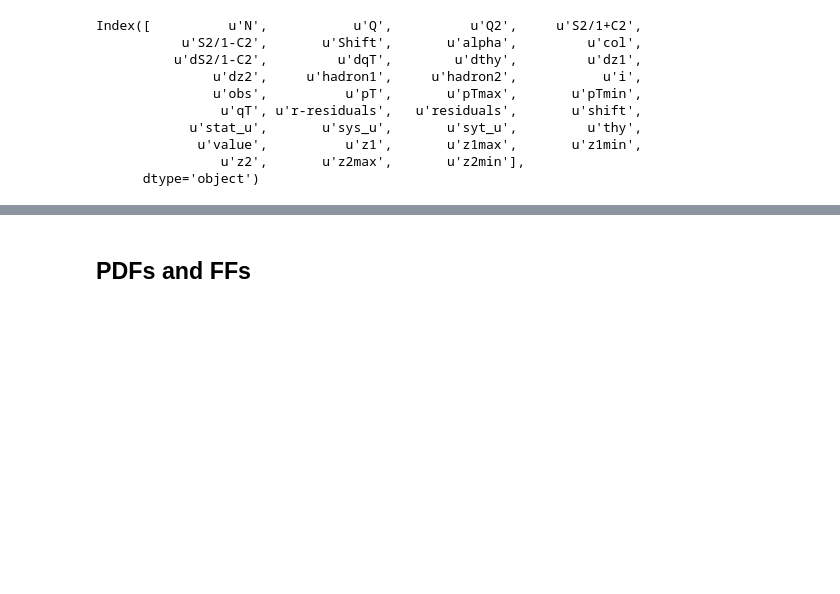
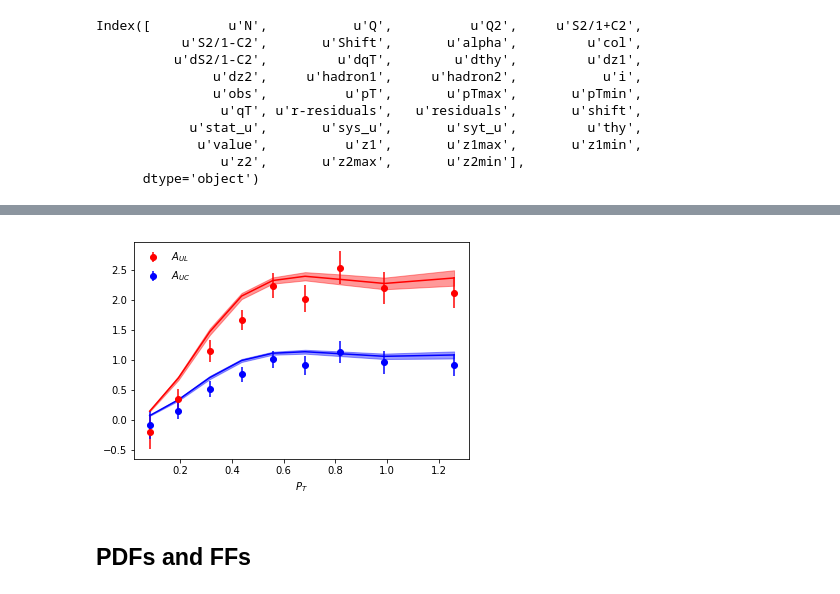
Before and after one commit to zack0179/transfer, a Jupyter notebook: fitlab/notebooks/sia_pion_MC.ipynb, the cells around one changed output, grey strips where cells are left out. Saved outputs shown, nothing was run; the diff lists cells and outputs as text; code cells hidden in the pictures; blank space fills up the shorter version.

```diff
--- a/fitlab/notebooks/sia_pion_MC.ipynb
+++ b/fitlab/notebooks/sia_pion_MC.ipynb
@@ -398,28 +396,35 @@ plot(data['belle'])
 # %%
-def plot_pt(data):
-    plt.errorbar(data['BaBaR']['AUC-0-PT'].pT,
-                 data['BaBaR']['AUC-0-PT'].value,
-                 data['BaBaR']['AUC-0-PT'].alpha,
+def plot_pt(data1, data2,
+            label1='dataset1', label2='dataset 2'):
+
+    plt.errorbar(data1.pT,
+                 data1.value,
+                 data1.alpha,
             linestyle='', marker='o', color='red',
-                label='$A_{UC}$')
+                label=label1)
 
-    plt.plot(data['BaBaR']['AUC-0-PT'].pT,
-             data['BaBaR']['AUC-0-PT'].thy,
+    plt.plot(data1.pT,
+             data1.thy,
              linestyle='-', color='red')
 
+    plt.fill_between(data1.pT, data1.thy-data1.dthy, data1.thy+data1.dthy,
+                             color='red', alpha=0.4)
 
-    plt.errorbar(data['BaBaR']['AUL-0-PT'].pT,
-                 data['BaBaR']['AUL-0-PT'].value,
-                 data['BaBaR']['AUL-0-PT'].alpha,
+    plt.errorbar(data2.pT,
+                 data2.value,
+                 data2.alpha,
             linestyle='', marker='o', color='blue',
-                label='$A_{UL}$')
+                label=label2)
 
-    plt.plot(data['BaBaR']['AUL-0-PT'].pT,
-             data['BaBaR']['AUL-0-PT'].thy,
+    plt.plot(data2.pT,
+             data2.thy,
              linestyle='-', color='blue')
 
+    plt.fill_between(data2.pT, data2.thy-data2.dthy, data2.thy+data2.dthy,
+                             color='blue', alpha=0.4)
+
     # the legend has theory labels and I dont like them.
-    if len(data['BaBaR']['AUC-0-PT']) > 0 and len(data['BaBaR']['AUL-0-PT']) > 0:
+    if len(data1) > 0 and len(data2) > 0:
         handles, labels = plt.gca().get_legend_handles_labels()
         good_handles = []
         good_labels = []
@@ -438,3 +439,7 @@ plot_pt(data)
+# %%
+plot_pt(data[1000], data[1001], '$A_{UL}$', '$A_{UC}$')
+# %% [output]
+[figure, added]
 # %% [markdown]
 ## PDFs and FFs
 # %%
```
Also changed, not shown: parts of 16 cells of this notebook.
